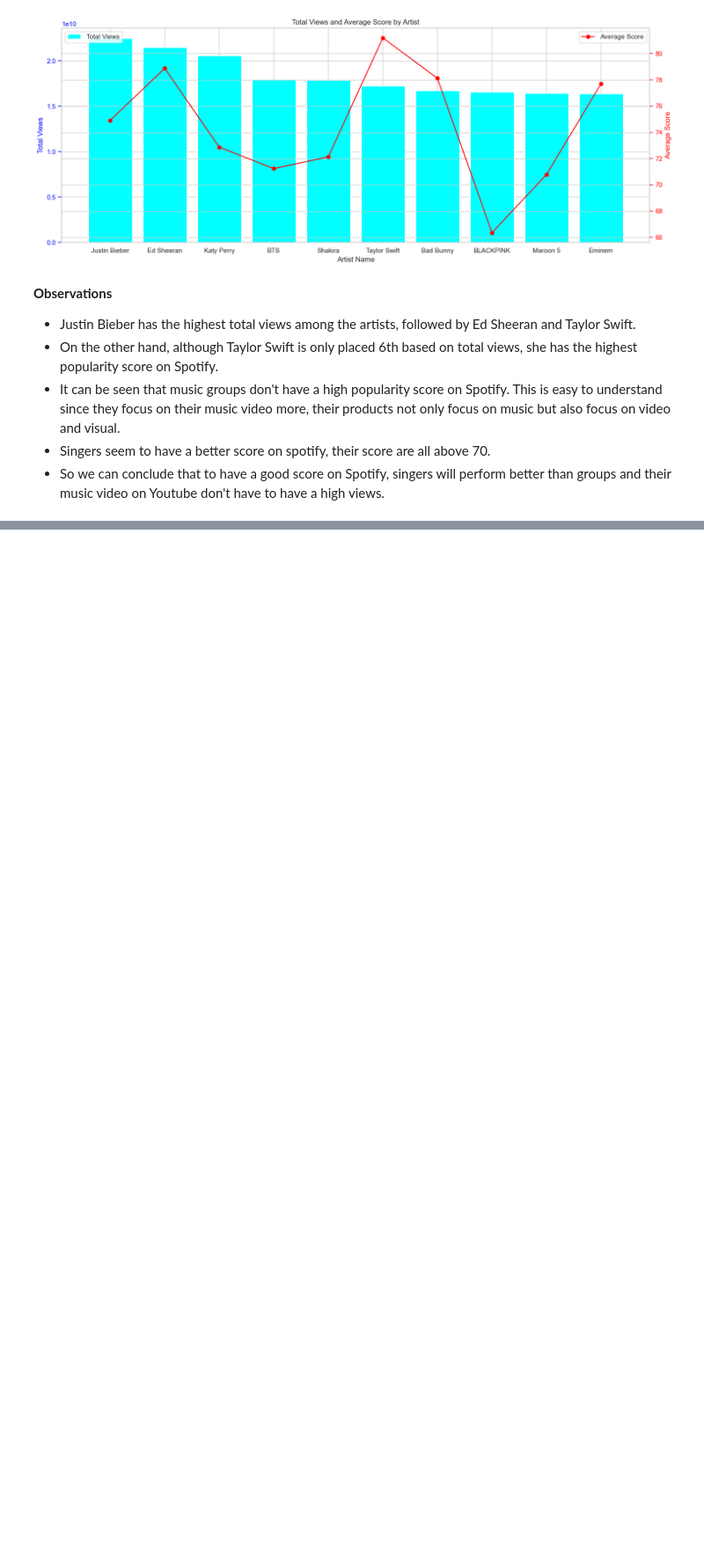
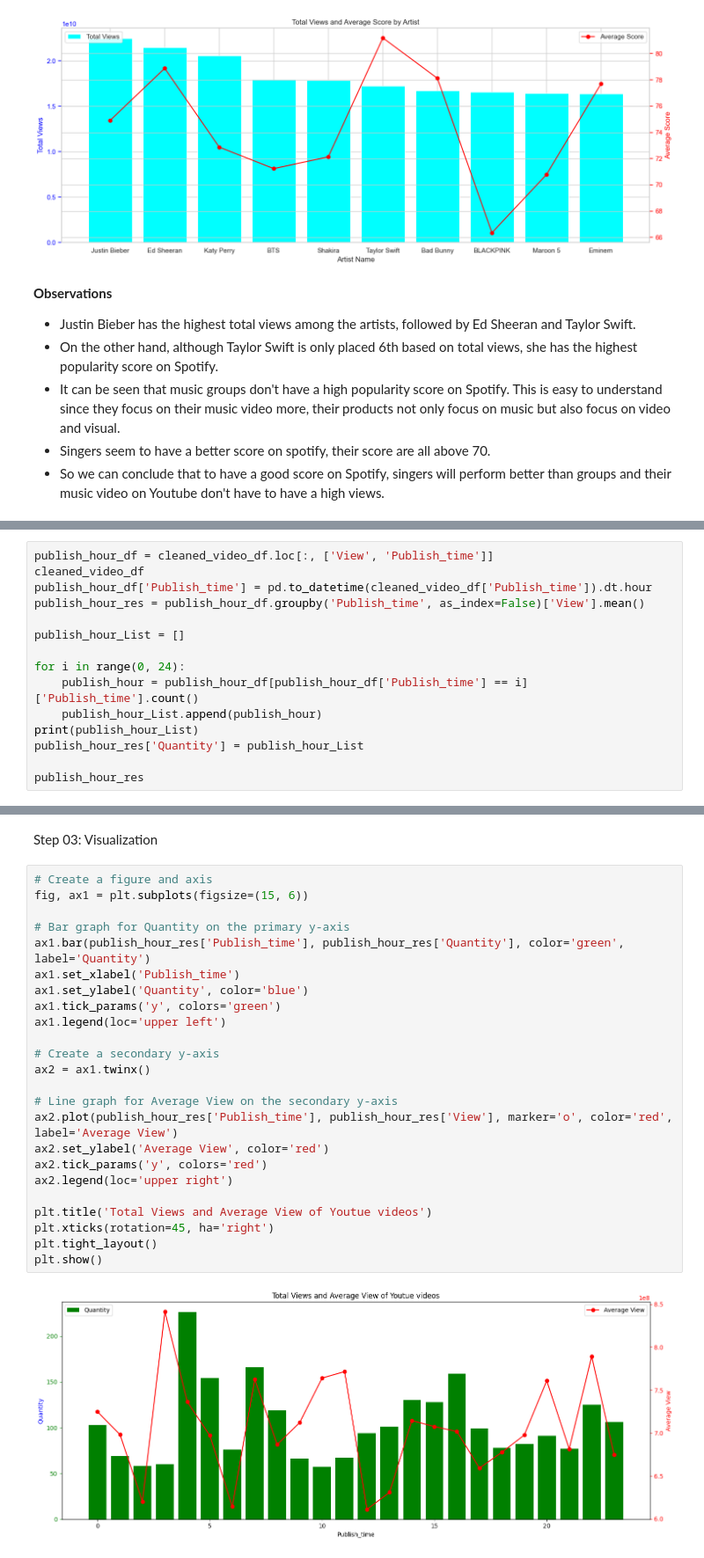
Before and after one commit to danghuynh-bit/youtube_project_DS, a Jupyter notebook: notebooks/3.0_Eda.ipynb, the cells around one changed output, grey strips where cells are left out. Shown at 88% size. Cells and saved outputs as stored; diff of their text form; blank space fills up the shorter version.

```diff
--- a/notebooks/3.0_Eda.ipynb
+++ b/notebooks/3.0_Eda.ipynb
@@ -462,0 +475,15 @@ plt.show()
+# %%
+publish_hour_df = cleaned_video_df.loc[:, ['View', 'Publish_time']]
+cleaned_video_df
+publish_hour_df['Publish_time'] = pd.to_datetime(cleaned_video_df['Publish_time']).dt.hour
+publish_hour_res = publish_hour_df.groupby('Publish_time', as_index=False)['View'].mean()
+
+publish_hour_List = []
+
+for i in range(0, 24):
+    publish_hour = publish_hour_df[publish_hour_df['Publish_time'] == i]['Publish_time'].count()
+    publish_hour_List.append(publish_hour)
+print(publish_hour_List)
+publish_hour_res['Quantity'] = publish_hour_List
+
+publish_hour_res
@@ -462,0 +539,28 @@ plt.show()
+# %% [markdown]
+Step 03: Visualization
+# %%
+# Create a figure and axis
+fig, ax1 = plt.subplots(figsize=(15, 6))
+
+# Bar graph for Quantity on the primary y-axis
+ax1.bar(publish_hour_res['Publish_time'], publish_hour_res['Quantity'], color='green', label='Quantity')
+ax1.set_xlabel('Publish_time')
+ax1.set_ylabel('Quantity', color='blue')
+ax1.tick_params('y', colors='green')
+ax1.legend(loc='upper left')
+
+# Create a secondary y-axis
+ax2 = ax1.twinx()
+
+# Line graph for Average View on the secondary y-axis
+ax2.plot(publish_hour_res['Publish_time'], publish_hour_res['View'], marker='o', color='red', label='Average View')
+ax2.set_ylabel('Average View', color='red')
+ax2.tick_params('y', colors='red')
+ax2.legend(loc='upper right')
+
+plt.title('Total Views and Average View of Youtue videos')
+plt.xticks(rotation=45, ha='right')
+plt.tight_layout()
+plt.show()
+# %% [output]
+[figure, added]
```
Also changed, not shown: parts of 11 cells of this notebook.
